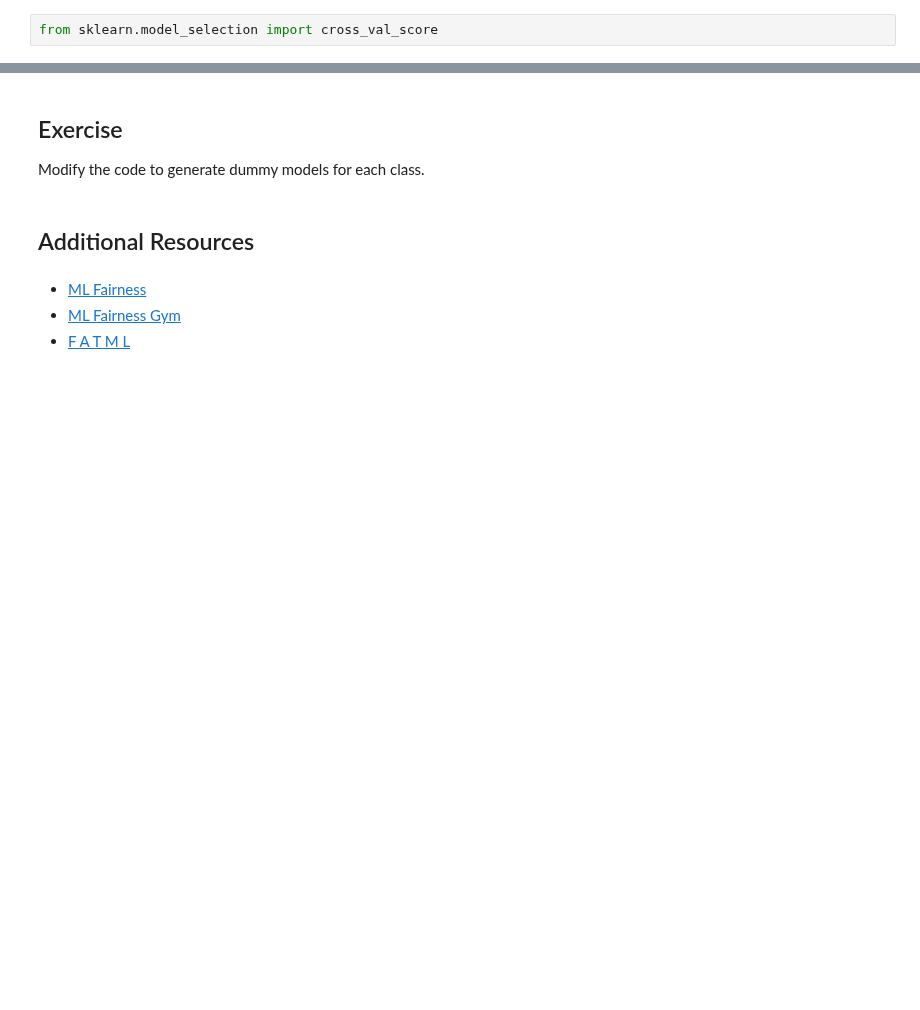
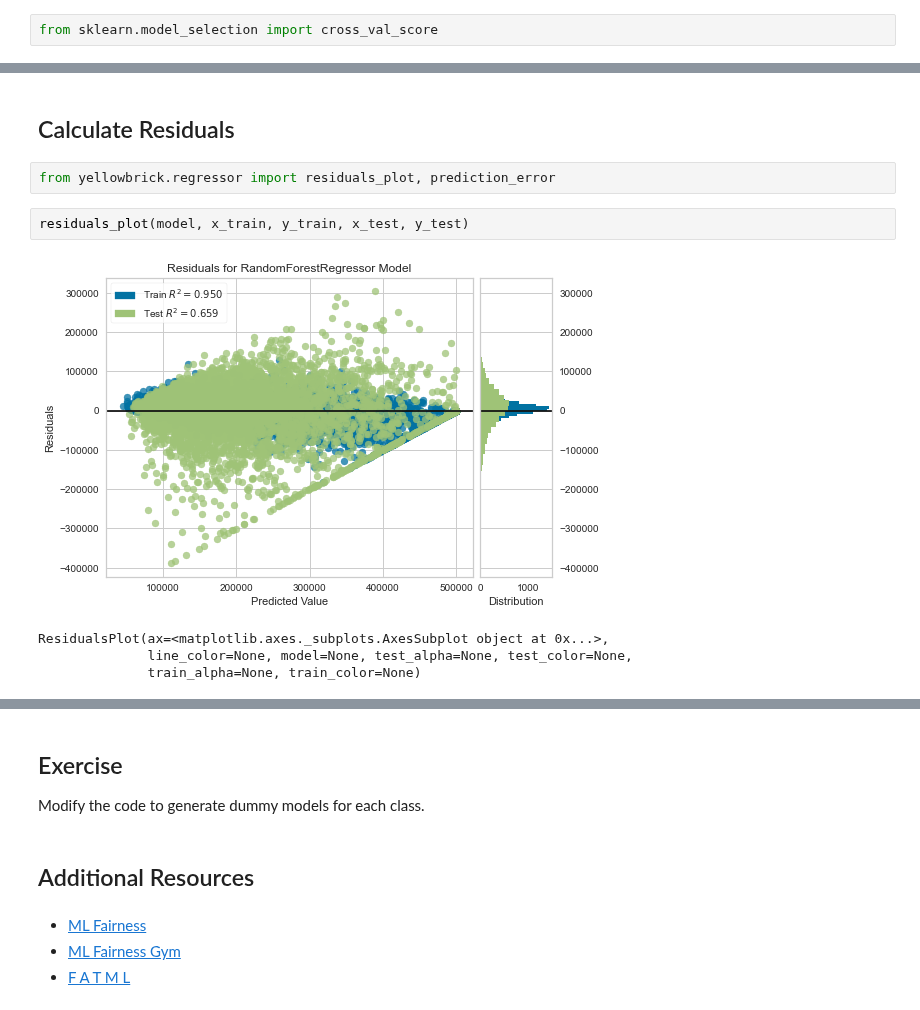
Before and after one commit to JesperDramsch/data-science-gui.de, a Jupyter notebook: notebooks/43 - Machine learning fairness.ipynb, the cells around one changed output, grey strips where cells are left out. Drawn from its saved outputs; the diff is of its cells as text; blank space fills up the shorter version.

Commit message:
ML Visualizations

```diff
--- a/notebooks/43 - Machine learning fairness.ipynb
+++ b/notebooks/43 - Machine learning fairness.ipynb
@@ -76 +76,12 @@ Error in Validation
 Error in Test
+# %% [markdown]
+## Calculate Residuals
+# %%
+from yellowbrick.regressor import residuals_plot, prediction_error
+# %%
+residuals_plot(model, x_train, y_train, x_test, y_test)
+# %% [output]
+[figure, added]
+ResidualsPlot(ax=<matplotlib.axes._subplots.AxesSubplot object at 0x...>,
+              line_color=None, model=None, test_alpha=None, test_color=None,
+              train_alpha=None, train_color=None)
```
Also changed, not shown: parts of 16 cells of this notebook, 1 other file.
